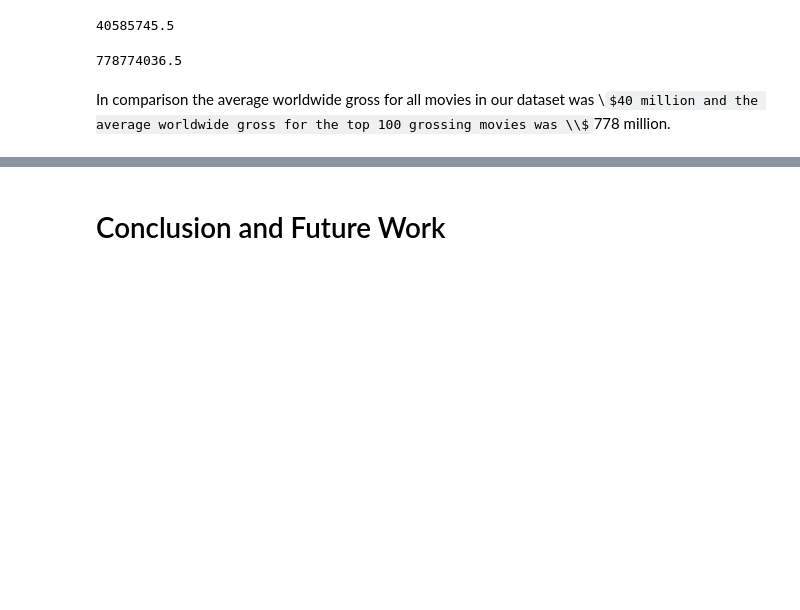
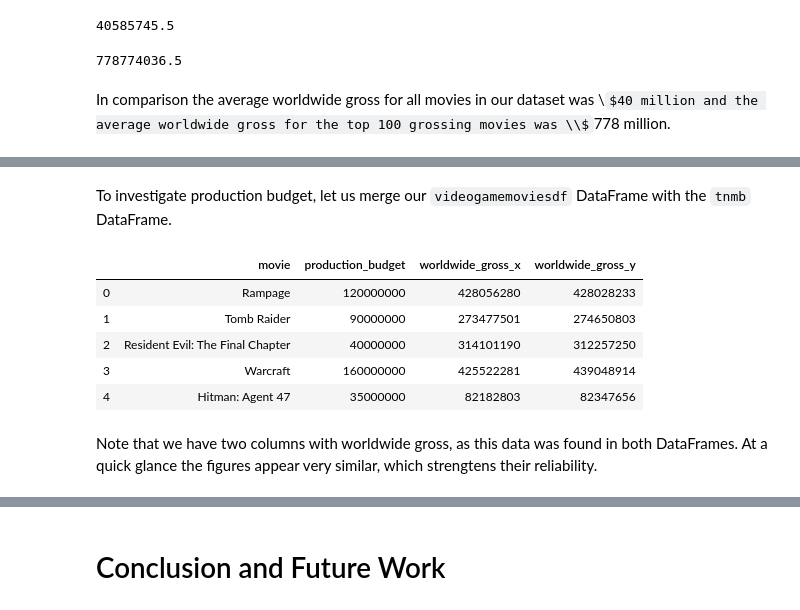
Before and after one commit to nadinezab/making-movies, a Jupyter notebook: Making Movies.ipynb, the cells around one changed output, grey strips where cells are left out. Saved outputs shown, nothing was run; the diff lists cells and outputs as text; code cells hidden in the pictures; some formulas as TeX source; blank space fills up the shorter version.

Commit message:
video game df merged

```diff
--- a/Making Movies.ipynb
+++ b/Making Movies.ipynb
@@ -2074,0 +2084,17 @@ In comparison the average worldwide gross for all movies in our dataset was \\$4
+# %% [markdown]
+To investigate production budget, let us merge our `videogamemoviesdf` DataFrame with the `tnmb` DataFrame.
+# %%
+# Merge with tnmb DataFrame
+tnmbvg = pd.merge(tnmb, videogamemoviesdf, on = ['movie'])
+
+# View relevant columns
+tnmbvg[['movie', 'production_budget', 'worldwide_gross_x', 'worldwide_gross_y']].head()
+# %% [output]
+|  | movie | production_budget | worldwide_gross_x | worldwide_gross_y |
+| 0 | Rampage | 120000000 | 428056280 | 428028233 |
+| 1 | Tomb Raider | 90000000 | 273477501 | 274650803 |
+| 2 | Resident Evil: The Final Chapter | 40000000 | 314101190 | 312257250 |
+| 3 | Warcraft | 160000000 | 425522281 | 439048914 |
+| 4 | Hitman: Agent 47 | 35000000 | 82182803 | 82347656 |
+# %% [markdown]
+Note that we have two columns with worldwide gross, as this data was found in both DataFrames. At a quick glance the figures appear very similar, which strengtens their reliability.
```
Also changed, not shown: parts of 15 cells of this notebook.
